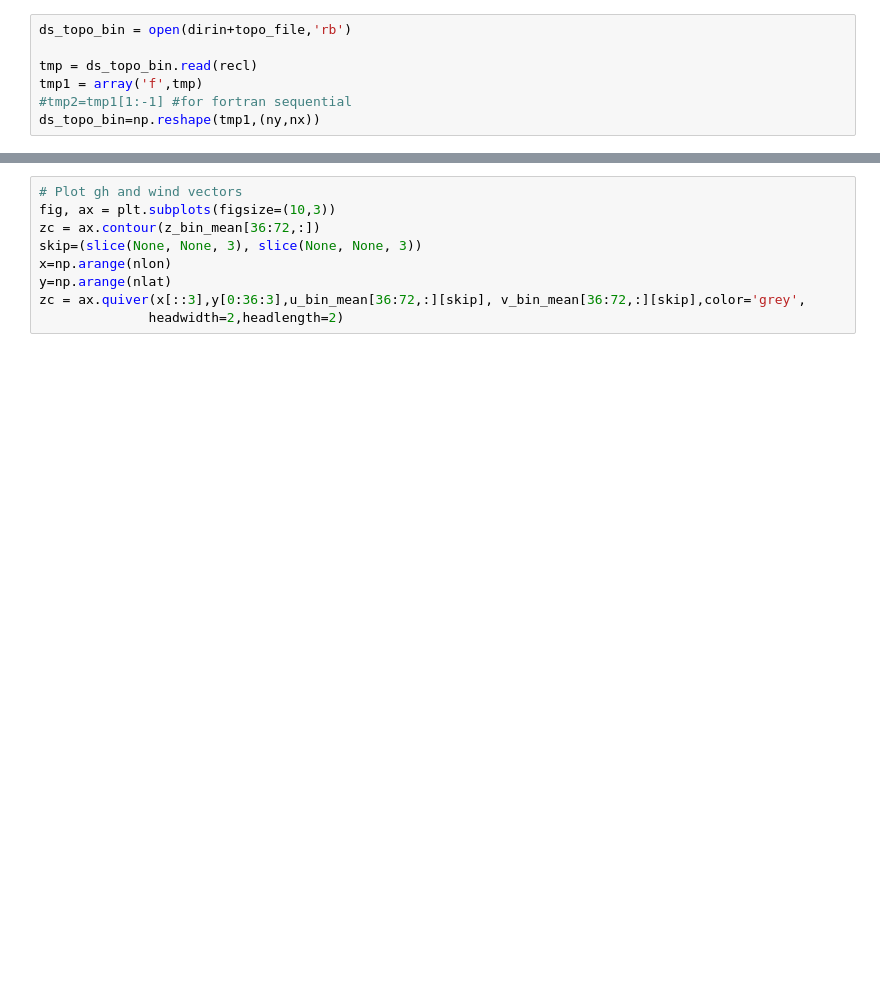
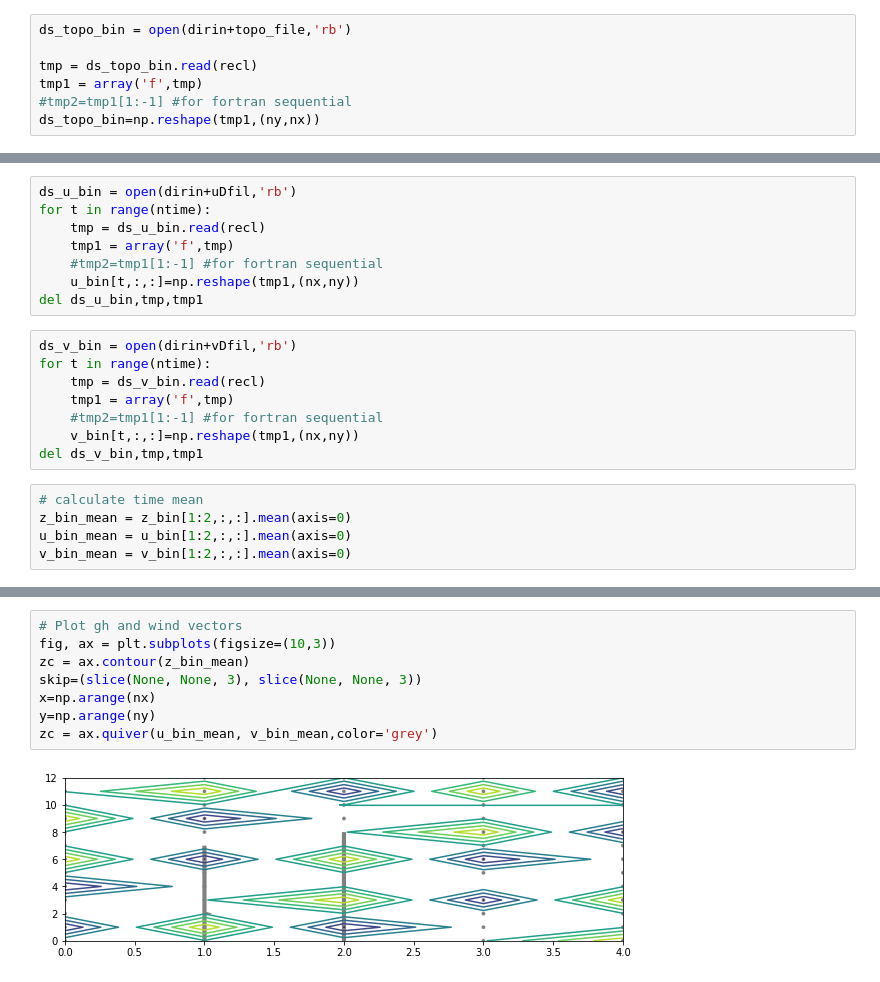
Before and after one commit to cristianastan2/CLIM-470-Numerical-Weather-Prediction, a Jupyter notebook: plot_data_topo.ipynb, the cells around one changed output, grey strips where cells are left out. Drawn from its saved outputs; the diff is of its cells as text; blank space fills up the shorter version.

```diff
--- a/plot_data_topo.ipynb
+++ b/plot_data_topo.ipynb
@@ -28,3 +36,24 @@ array('f', [0.0, 0.0, 0.0, 0.0, 0.0, 2000.0, 0.0, 0.0, 0.0, 0.0, 0.0, 0.0, 0.0,
+# %%
+ds_u_bin = open(dirin+uDfil,'rb')
+for t in range(ntime):
+    tmp = ds_u_bin.read(recl)
+    tmp1 = array('f',tmp)
+    #tmp2=tmp1[1:-1] #for fortran sequential
+    u_bin[t,:,:]=np.reshape(tmp1,(nx,ny))
+del ds_u_bin,tmp,tmp1
+# %%
+ds_v_bin = open(dirin+vDfil,'rb')
+for t in range(ntime):
+    tmp = ds_v_bin.read(recl)
+    tmp1 = array('f',tmp)
+    #tmp2=tmp1[1:-1] #for fortran sequential
+    v_bin[t,:,:]=np.reshape(tmp1,(nx,ny))
+del ds_v_bin,tmp,tmp1
+# %%
+# calculate time mean
+z_bin_mean = z_bin[1:2,:,:].mean(axis=0)
+u_bin_mean = u_bin[1:2,:,:].mean(axis=0)
+v_bin_mean = v_bin[1:2,:,:].mean(axis=0)
 # %%
 # plot one time
 fig, ax = plt.subplots()
@@ -63,9 +121,10 @@ ax.set_title('gh time mean')
 # %%
 # Plot gh and wind vectors
 fig, ax = plt.subplots(figsize=(10,3))
-zc = ax.contour(z_bin_mean[36:72,:])
+zc = ax.contour(z_bin_mean)
 skip=(slice(None, None, 3), slice(None, None, 3))
-x=np.arange(nlon)
-y=np.arange(nlat)
-zc = ax.quiver(x[::3],y[0:36:3],u_bin_mean[36:72,:][skip], v_bin_mean[36:72,:][skip],color='grey',
-              headwidth=2,headlength=2)
+x=np.arange(nx)
+y=np.arange(ny)
+zc = ax.quiver(u_bin_mean, v_bin_mean,color='grey')
+# %% [output]
+[figure, added]
```
Also changed, not shown: parts of 10 cells of this notebook.
